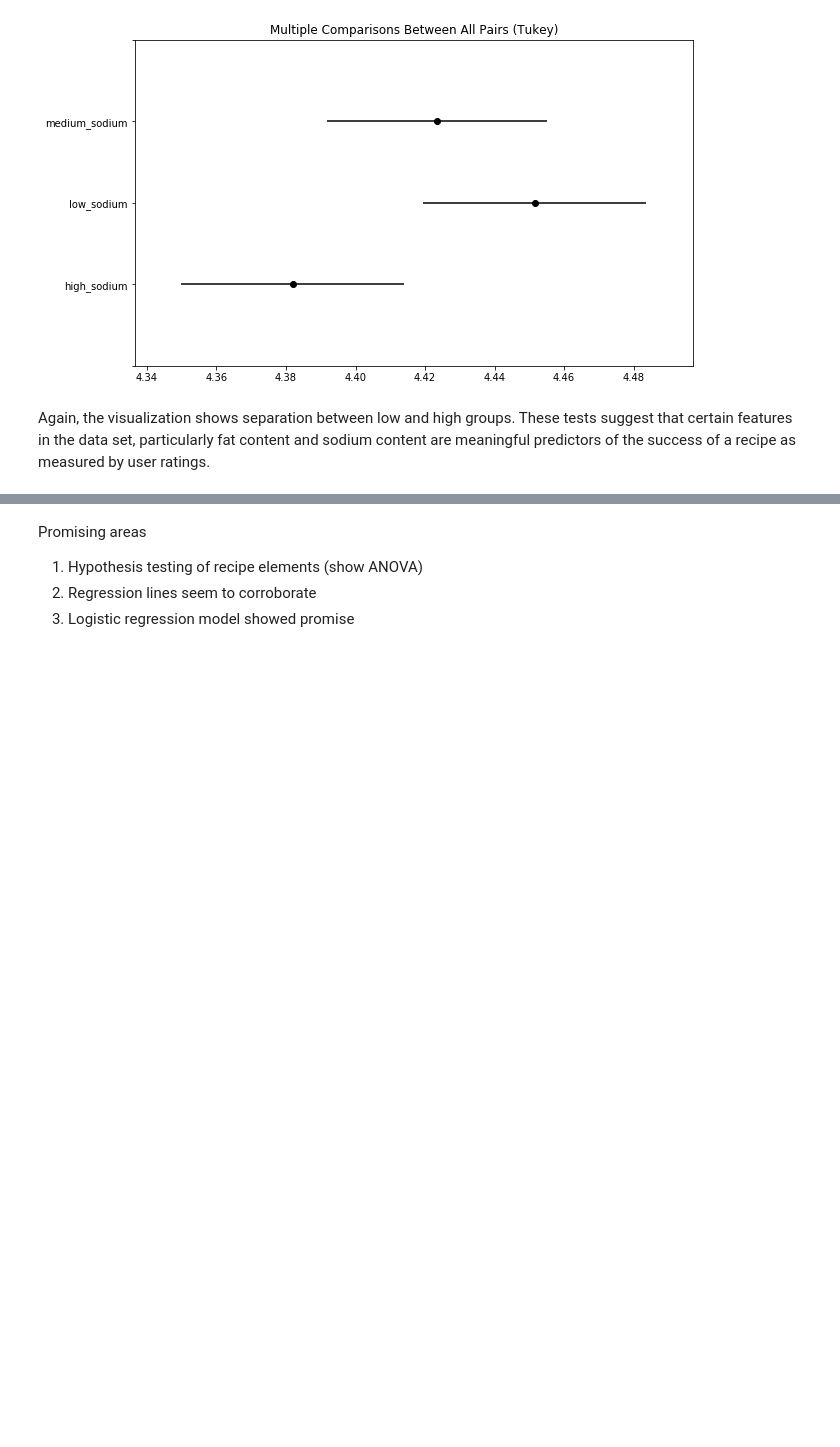
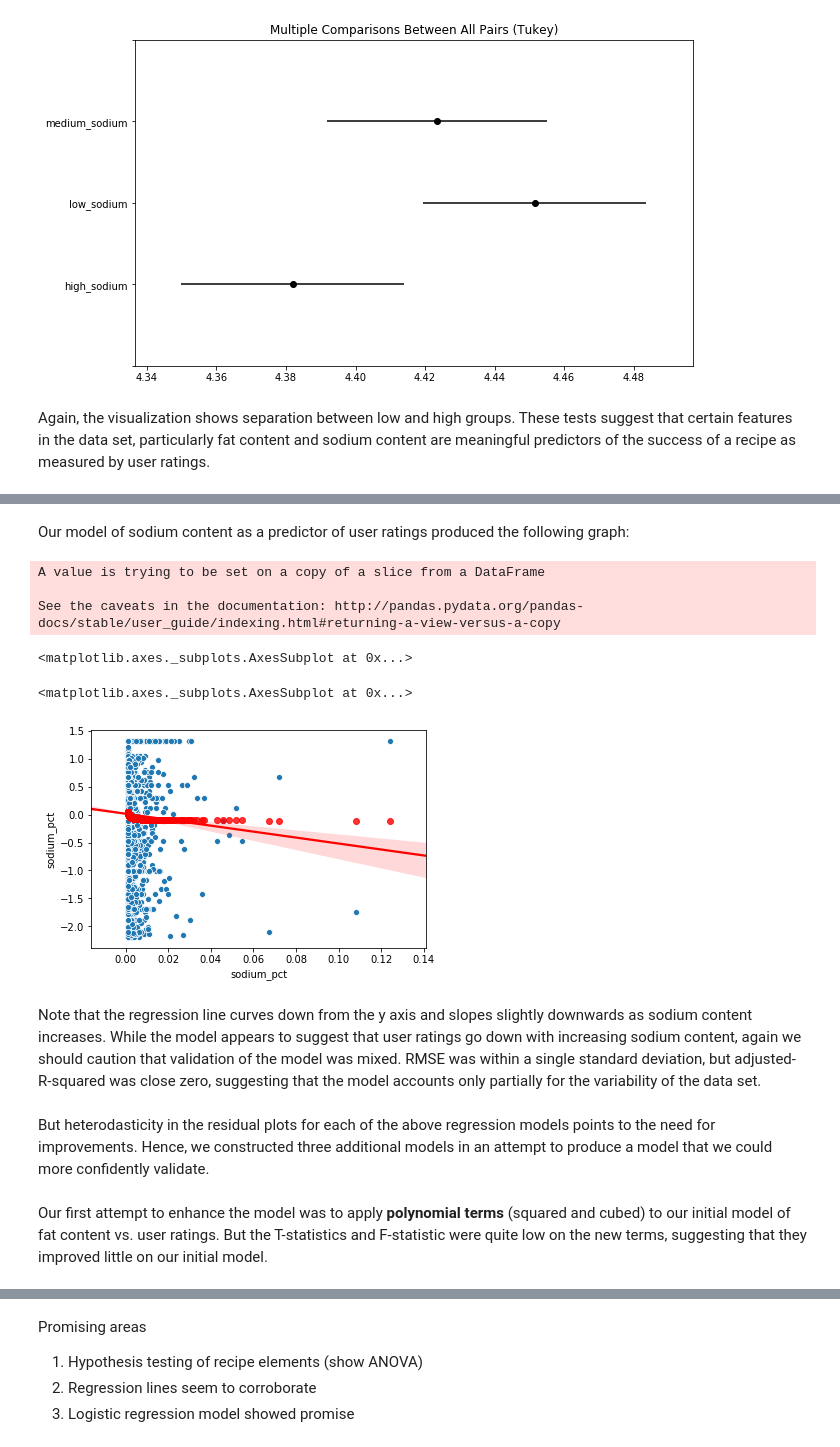
Before and after one commit to pelorenz/data-science-410, a Jupyter notebook: PeterLorenz-M03.ipynb, the cells around one changed output, grey strips where cells are left out. Drawn from its saved outputs; the diff is of its cells as text; code cells hidden in the pictures; blank space fills up the shorter version.

```diff
--- a/PeterLorenz-M03.ipynb
+++ b/PeterLorenz-M03.ipynb
@@ -1051,0 +1074,24 @@ We expected some success then with regression models ... we produced X models ..
+# %% [markdown]
+Our model of sodium content as a predictor of user ratings produced the following graph:
+# %%
+# Plot regression (from above)
+recipes.sodium_pct[recipes.sodium_pct < 0.001] = 0.001
+popt, pcov = curve_fit(model_function, recipes.sodium_pct, recipes.mean_rating_norm, p0=[5, 0.4])
+recipes['sodium_predicted_rating'] = model_function(recipes.sodium_pct, popt[0], popt[1])
+sns.scatterplot(x='sodium_pct', y='mean_rating_norm', data=recipes)
+sns.regplot(x='sodium_pct',
+            y=model_function(recipes.sodium_pct, popt[0], popt[1]),
+            data=recipes, color='red')
+# %% [output]
+A value is trying to be set on a copy of a slice from a DataFrame
+
+See the caveats in the documentation: http://pandas.pydata.org/pandas-docs/stable/user_guide/indexing.html#returning-a-view-versus-a-copy
+<matplotlib.axes._subplots.AxesSubplot at 0x...>
+<matplotlib.axes._subplots.AxesSubplot at 0x...>
+[figure, added]
+# %% [markdown]
+Note that the regression line curves down from the y axis and slopes slightly downwards as sodium content increases. While the model appears to suggest that user ratings go down with increasing sodium content, again we should caution that validation of the model was mixed. RMSE was within a single standard deviation, but adjusted-R-squared was close zero, suggesting that the model accounts only partially for the variability of the data set.
+# %% [markdown]
+But heterodasticity in the residual plots for each of the above regression models points to the need for improvements. Hence, we constructed three additional models in an attempt to produce a model that we could more confidently validate.
+# %% [markdown]
+Our first attempt to enhance the model was to apply **polynomial terms** (squared and cubed) to our initial model of fat content vs. user ratings. But the T-statistics and F-statistic were quite low on the new terms, suggesting that they improved little on our initial model.
```
Also changed, not shown: parts of 9 cells of this notebook.
